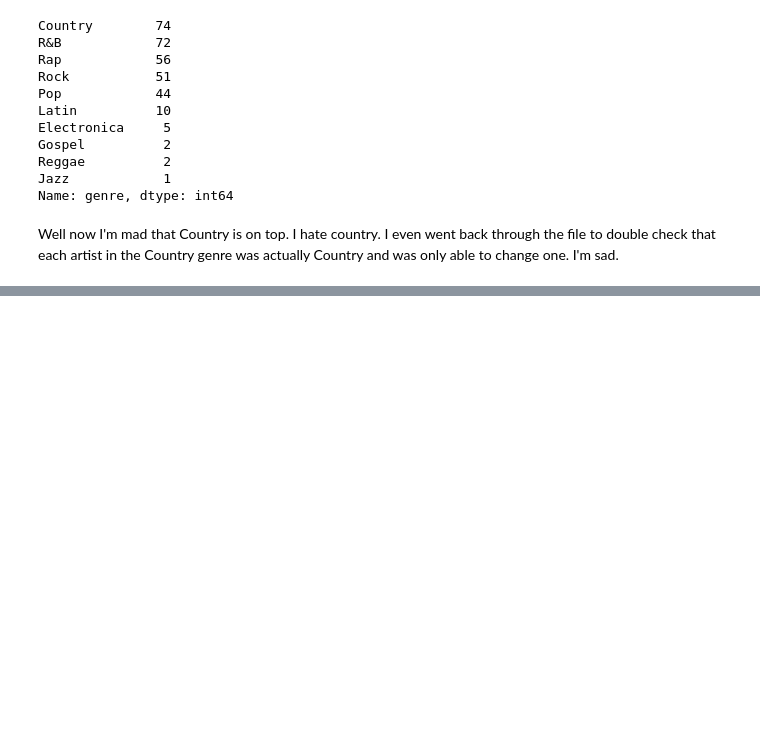
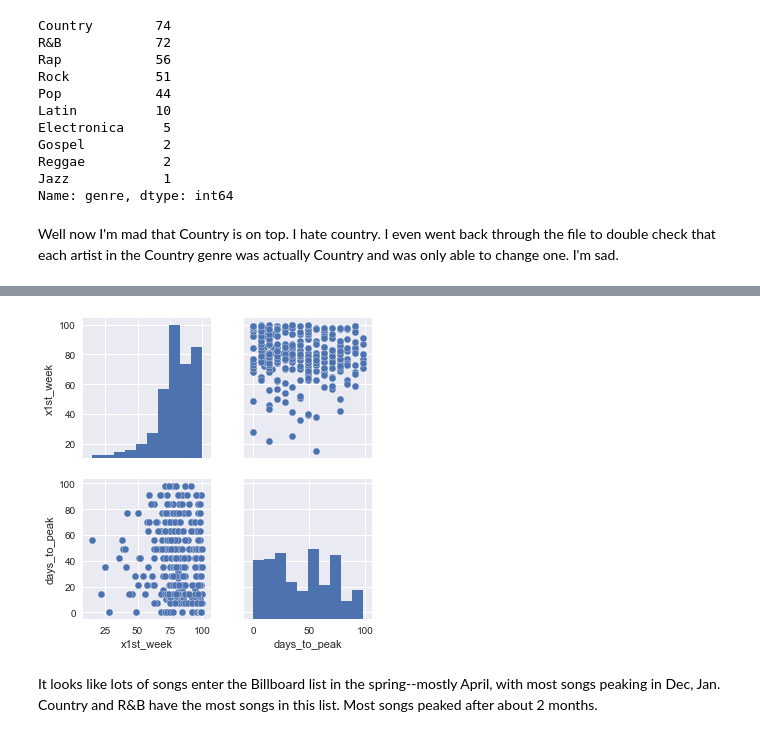
Before and after one commit to matthewbrems/old, a Jupyter notebook: curriculum/02-week/2.10-pandas-lab/code/starter-code-jdoyle.ipynb, the cells around one changed output, grey strips where cells are left out. Cells and saved outputs as stored; diff of their text form; code cells hidden in the pictures; blank space fills up the shorter version.

```diff
--- a/curriculum/02-week/2.10-pandas-lab/code/starter-code-jdoyle.ipynb
+++ b/curriculum/02-week/2.10-pandas-lab/code/starter-code-jdoyle.ipynb
@@ -177,0 +205,10 @@ TypeError: Empty 'DataFrame': no numeric data to plot
+# %%
+import seaborn as sns
+sns.pairplot(billboard_edited, vars=['x1st_week','days_to_peak'])
+plt.show()
+# %% [output]
+[figure, added]
+# %% [markdown]
+It looks like lots of songs enter the Billboard list in the spring--mostly April, with most songs peaking in Dec, Jan.
+Country and R&B have the most songs in this list.
+Most songs peaked after about 2 months.
```
Also changed, not shown: parts of 11 cells of this notebook.
